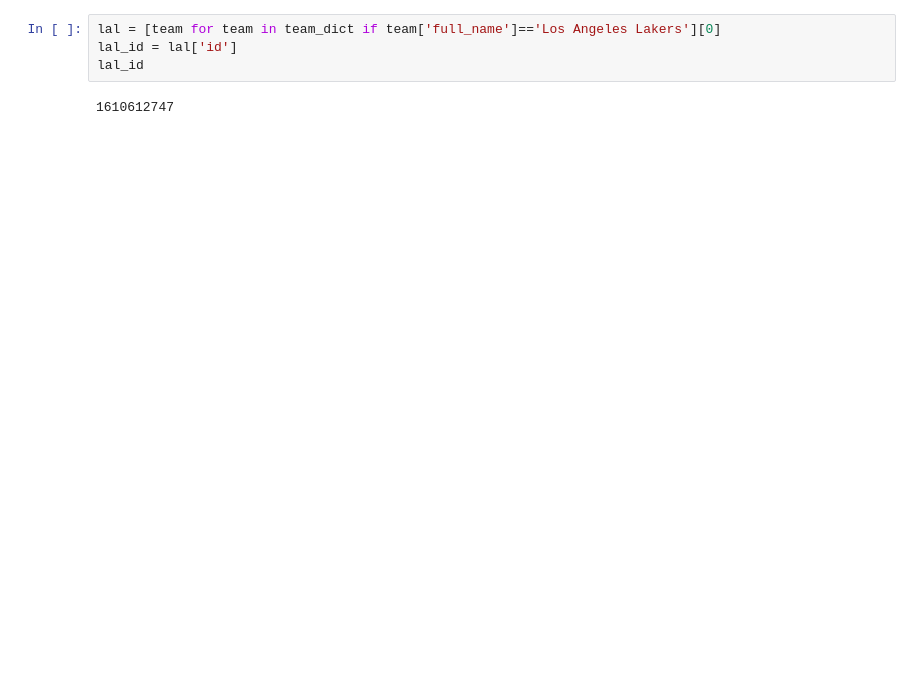
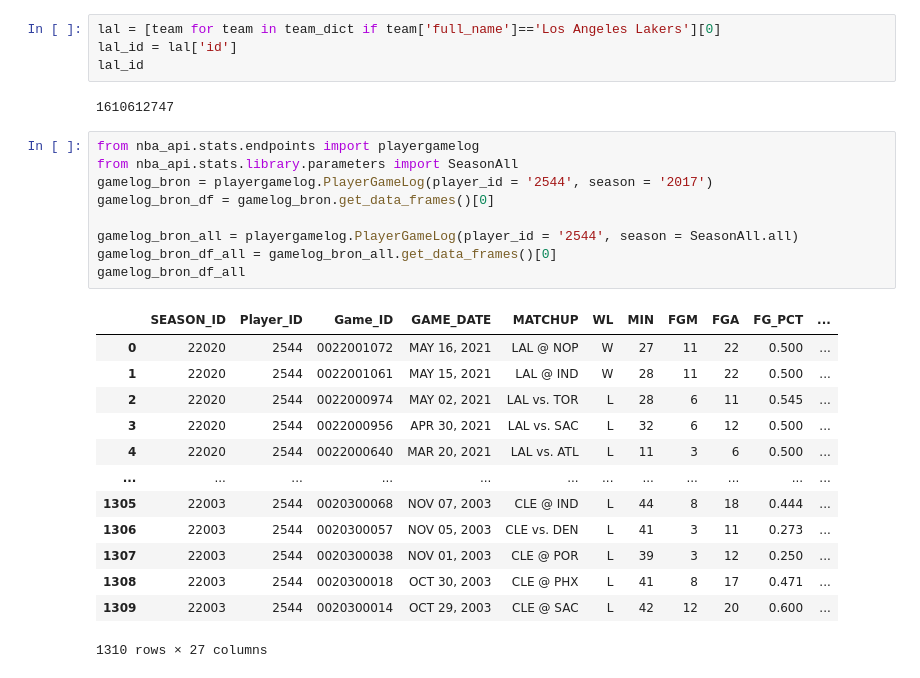
Before and after one commit to charles001203/nba_analysis_proj, a Jupyter notebook: nba_api-master/nba_webscraping.ipynb, the cells around one changed output. Drawn from its saved outputs; the diff is of its cells as text; blank space fills up the shorter version.

```diff
--- a/nba_api-master/nba_webscraping.ipynb
+++ b/nba_api-master/nba_webscraping.ipynb
@@ -58,3 +134,26 @@ lal_id = lal['id']
 lal_id
 # %% [output]
 1610612747
+# %%
+from nba_api.stats.endpoints import playergamelog
+from nba_api.stats.library.parameters import SeasonAll
+gamelog_bron = playergamelog.PlayerGameLog(player_id = '2544', season = '2017')
+gamelog_bron_df = gamelog_bron.get_data_frames()[0]
+
+gamelog_bron_all = playergamelog.PlayerGameLog(player_id = '2544', season = SeasonAll.all)
+gamelog_bron_df_all = gamelog_bron_all.get_data_frames()[0]
+gamelog_bron_df_all
+# %% [output]
+|  | SEASON_ID | Player_ID | Game_ID | GAME_DATE | MATCHUP | WL | MIN | FGM | FGA | FG_PCT | ... |
+| 0 | 22020 | 2544 | 0022001072 | MAY 16, 2021 | LAL @ NOP | W | 27 | 11 | 22 | 0.500 | ... |
+| 1 | 22020 | 2544 | 0022001061 | MAY 15, 2021 | LAL @ IND | W | 28 | 11 | 22 | 0.500 | ... |
+| 2 | 22020 | 2544 | 0022000974 | MAY 02, 2021 | LAL vs. TOR | L | 28 | 6 | 11 | 0.545 | ... |
+| 3 | 22020 | 2544 | 0022000956 | APR 30, 2021 | LAL vs. SAC | L | 32 | 6 | 12 | 0.500 | ... |
+| 4 | 22020 | 2544 | 0022000640 | MAR 20, 2021 | LAL vs. ATL | L | 11 | 3 | 6 | 0.500 | ... |
+| ... | ... | ... | ... | ... | ... | ... | ... | ... | ... | ... | ... |
+| 1305 | 22003 | 2544 | 0020300068 | NOV 07, 2003 | CLE @ IND | L | 44 | 8 | 18 | 0.444 | ... |
+| 1306 | 22003 | 2544 | 0020300057 | NOV 05, 2003 | CLE vs. DEN | L | 41 | 3 | 11 | 0.273 | ... |
+| 1307 | 22003 | 2544 | 0020300038 | NOV 01, 2003 | CLE @ POR | L | 39 | 3 | 12 | 0.250 | ... |
+| 1308 | 22003 | 2544 | 0020300018 | OCT 30, 2003 | CLE @ PHX | L | 41 | 8 | 17 | 0.471 | ... |
+| 1309 | 22003 | 2544 | 0020300014 | OCT 29, 2003 | CLE @ SAC | L | 42 | 12 | 20 | 0.600 | ... |
+1310 rows × 27 columns
```
Also changed, not shown: parts of 6 cells of this notebook, 1 other file.
